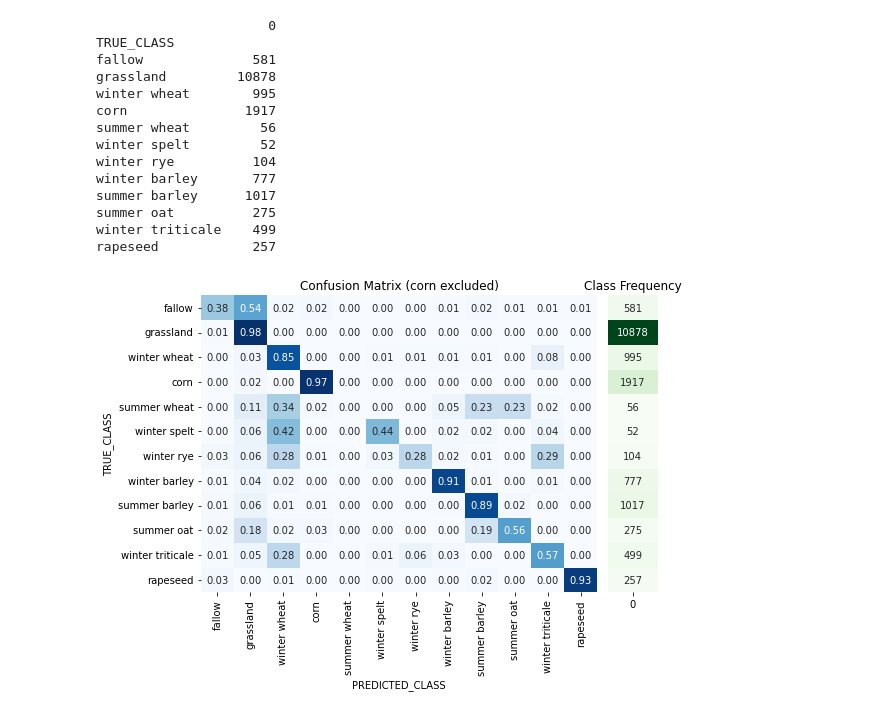
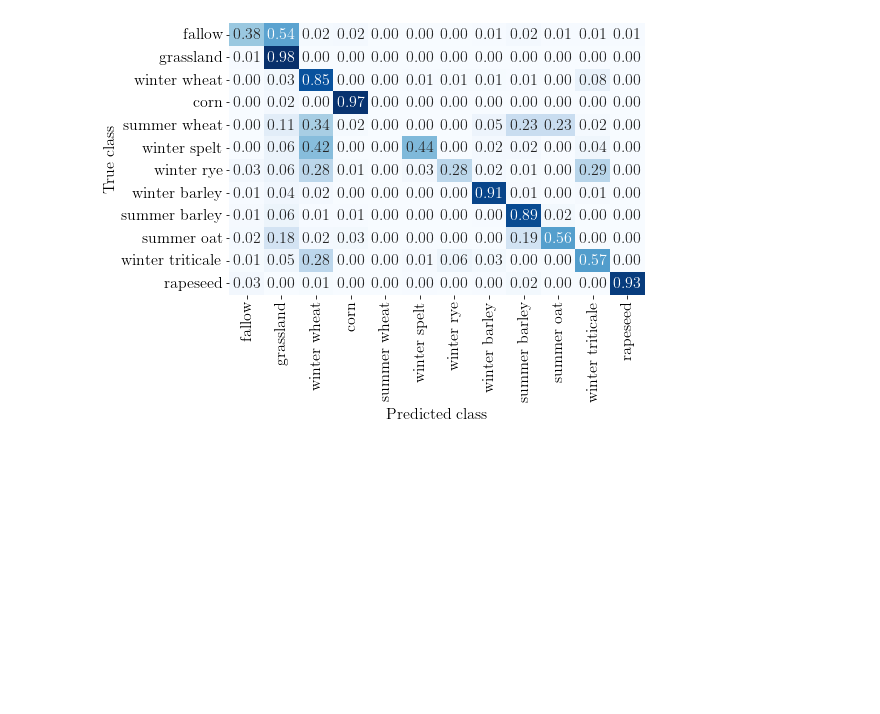
Before and after one commit to IvicaObadic/crop-type-classification-explainability, a Jupyter notebook: notebooks/results_analyzer.ipynb, the cells around one changed output. Drawn from its saved outputs; the diff is of its cells as text; code cells hidden in the pictures; blank space fills up the shorter version.

Commit message:
- Evaluating the sensitivity analysis results

```diff
--- a/notebooks/results_analyzer.ipynb
+++ b/notebooks/results_analyzer.ipynb
@@ -192,37 +249,16 @@ seq_aggr_pos_enc_strategy_comparison_plot(right_padding_results, weekly_average_
 # %%
 #confusion matrix analysis
 best_model_cm_path = os.path.join(RESULTS_BASE_DIR, "right_padding", "obs_aq_date", "layers=1,heads=1,emb_dim=128", "predictions", "confusion_matrix.csv")
 cm = pd.read_csv(best_model_cm_path)
-cm["TRUE_CLASS"] = list(cm.columns)
-cm.set_index("TRUE_CLASS", inplace=True)
+cm["True class"] = list(cm.columns)
+cm.set_index("True class", inplace=True)
 cmn = cm.astype('float') / cm.sum(axis=1)[:, np.newaxis]
-class_frequency = pd.DataFrame(cm.sum(axis=1))
-print(class_frequency)
 
-fig, axs = plt.subplots(ncols=2, figsize=(8, 6), gridspec_kw={'width_ratios': [4, 0.5]})
+fig, axs = plt.subplots(ncols=1, figsize=(8, 6))
 
-cm_plot = sns.heatmap(cmn, annot=True, cmap="Blues", ax=axs[0], cbar=None, fmt='.2f')
-cm_plot.set_xlabel("PREDICTED_CLASS")
-cm_plot.set_title("Confusion Matrix (corn excluded)")
-
-class_frequency_plot = sns.heatmap(class_frequency, annot=True, ax=axs[1], cbar=None, cmap="Greens", fmt="d", yticklabels=False)
-class_frequency_plot.set_title("Class Frequency")
-class_frequency_plot.set_xlabel("")
-class_frequency_plot.set_ylabel("")
+cm_plot = sns.heatmap(cmn, annot=True, cmap="Blues", cbar=None, fmt='.2f')
+cm_plot.set_xlabel("Predicted class")
 fig.tight_layout()
+plt.savefig(os.path.join(figure_results_path, 'conf_matr_occluded_winter_crops.eps'), dpi=400)
 # %% [output]
-                      0
-TRUE_CLASS
-fallow              581
-grassland         10878
-winter wheat        995
-corn               1917
-summer wheat         56
-winter spelt         52
-winter rye          104
-winter barley       777
-summer barley      1017
-summer oat          275
-winter triticale    499
-rapeseed            257
-[figure, old version]
+[figure, new version]
```
Also changed, not shown: parts of 8 cells of this notebook, 9 other files.
